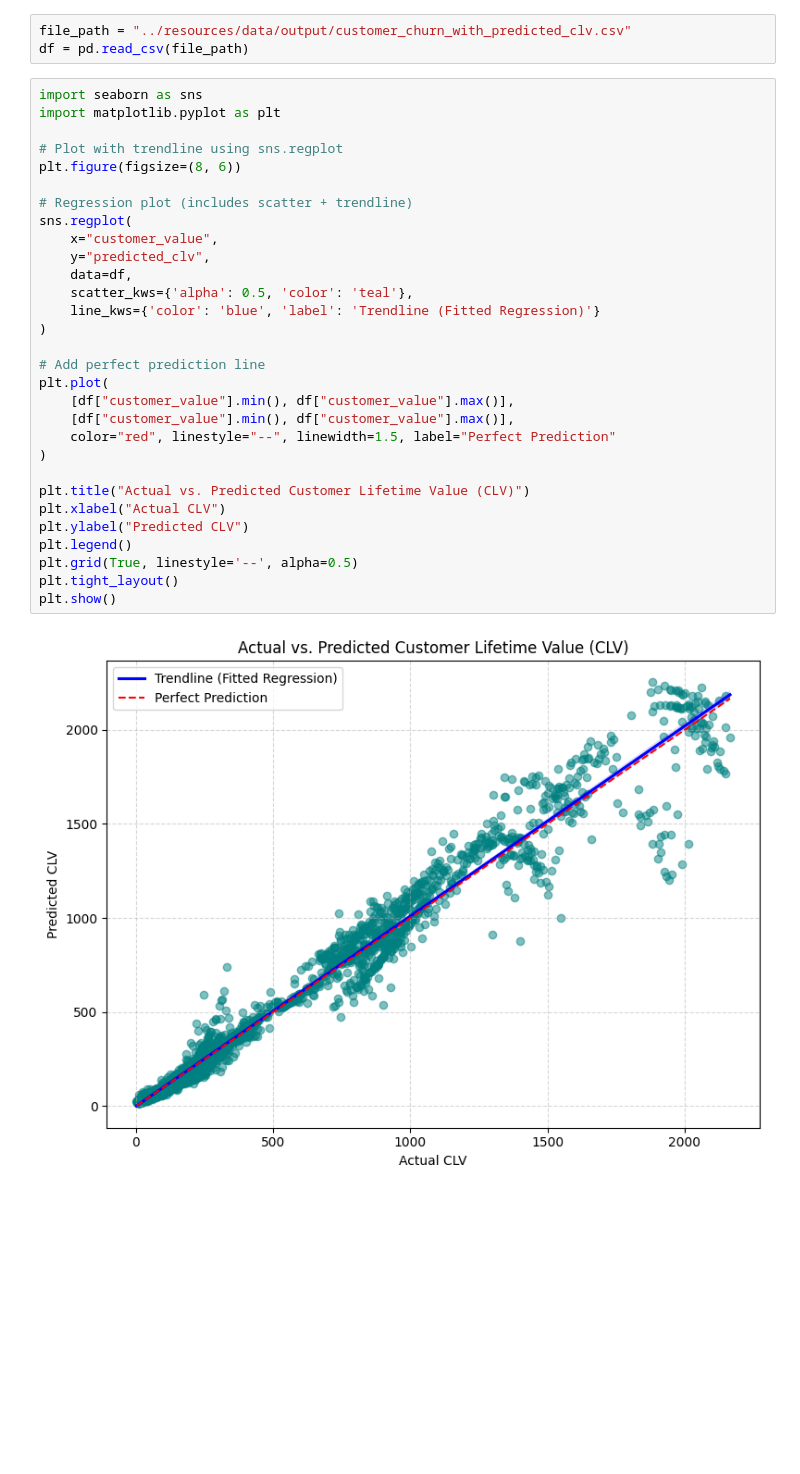
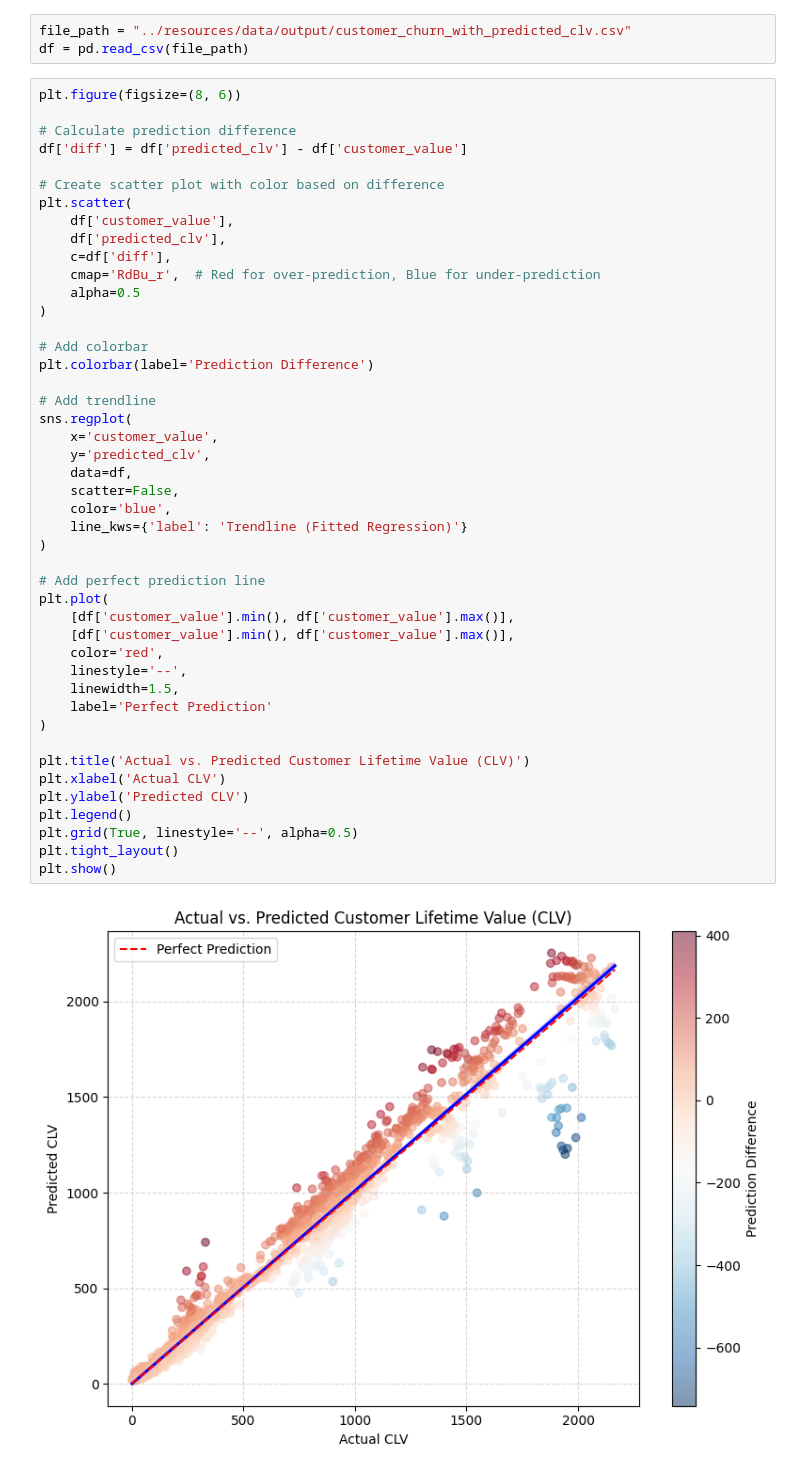
Before and after one commit to jagadeesh-usd/telecom-customer-churn-prediction, a Jupyter notebook: notebooks/03_b_linear_regression_model_intp.ipynb, the cells around one changed output. Saved outputs shown, nothing was run; the diff lists cells and outputs as text; blank space fills up the shorter version.

```diff
--- a/notebooks/03_b_linear_regression_model_intp.ipynb
+++ b/notebooks/03_b_linear_regression_model_intp.ipynb
@@ -158,34 +164,49 @@ call_failure seconds_of_use       0.0026
 file_path = "../resources/data/output/customer_churn_with_predicted_clv.csv"
 df = pd.read_csv(file_path)
 # %%
-import seaborn as sns
-import matplotlib.pyplot as plt
-
-# Plot with trendline using sns.regplot
 plt.figure(figsize=(8, 6))
 
-# Regression plot (includes scatter + trendline)
+# Calculate prediction difference
+df['diff'] = df['predicted_clv'] - df['customer_value']
+
+# Create scatter plot with color based on difference
+plt.scatter(
+    df['customer_value'],
+    df['predicted_clv'],
+    c=df['diff'],
+    cmap='RdBu_r',  # Red for over-prediction, Blue for under-prediction
+    alpha=0.5
+)
+
+# Add colorbar
+plt.colorbar(label='Prediction Difference')
+
+# Add trendline
 sns.regplot(
-    x="customer_value",
-    y="predicted_clv",
+    x='customer_value',
+    y='predicted_clv',
     data=df,
-    scatter_kws={'alpha': 0.5, 'color': 'teal'},
-    line_kws={'color': 'blue', 'label': 'Trendline (Fitted Regression)'}
+    scatter=False,
+    color='blue',
+    line_kws={'label': 'Trendline (Fitted Regression)'}
 )
 
 # Add perfect prediction line
 plt.plot(
-    [df["customer_value"].min(), df["customer_value"].max()],
-    [df["customer_value"].min(), df["customer_value"].max()],
-    color="red", linestyle="--", linewidth=1.5, label="Perfect Prediction"
+    [df['customer_value'].min(), df['customer_value'].max()],
+    [df['customer_value'].min(), df['customer_value'].max()],
+    color='red',
+    linestyle='--',
+    linewidth=1.5,
+    label='Perfect Prediction'
 )
 
-plt.title("Actual vs. Predicted Customer Lifetime Value (CLV)")
-plt.xlabel("Actual CLV")
-plt.ylabel("Predicted CLV")
+plt.title('Actual vs. Predicted Customer Lifetime Value (CLV)')
+plt.xlabel('Actual CLV')
+plt.ylabel('Predicted CLV')
 plt.legend()
 plt.grid(True, linestyle='--', alpha=0.5)
 plt.tight_layout()
 plt.show()
 # %% [output]
-[figure, old version]
+[figure, new version]
```
Also changed, not shown: parts of 9 cells of this notebook, 12 other files.
